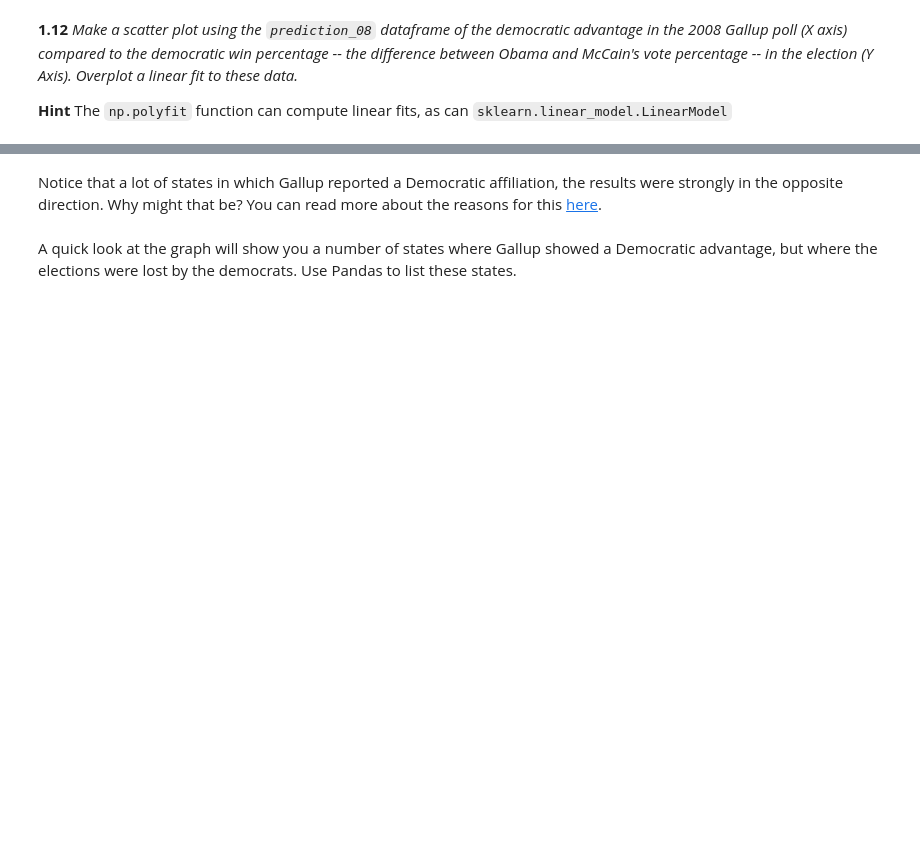
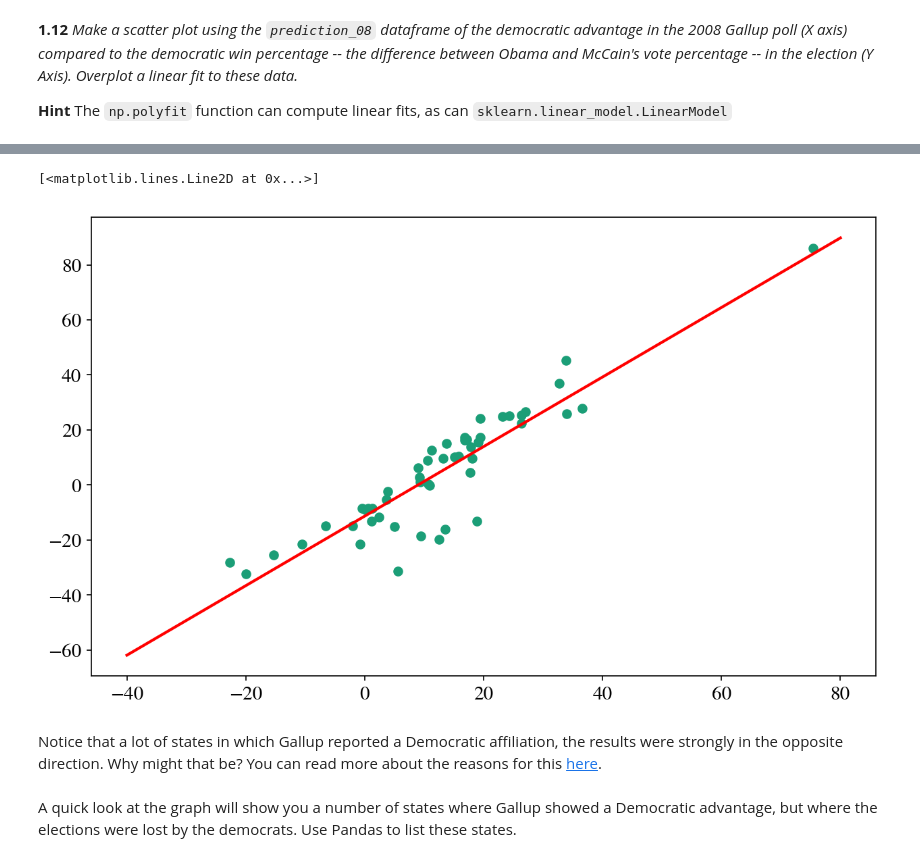
Before and after one commit to xiexingzhu/content, a Jupyter notebook: HW2.ipynb, the cells around one changed output, grey strips where cells are left out. Saved outputs shown, nothing was run; the diff lists cells and outputs as text; code cells hidden in the pictures; blank space fills up the shorter version.

```diff
--- a/HW2.ipynb
+++ b/HW2.ipynb
@@ -659,3 +786,14 @@ The `np.polyfit` function can compute linear fits, as can `sklearn.linear_model.
+# %%
+#your code here
+plt.scatter(x = prediction_08['Dem_Adv'], y = prediction_08['Dem_Win'])
+fit = np.polyfit(prediction_08['Dem_Adv'],prediction_08['Dem_Win'],1)
+x = np.linspace(-40, 80, 10)
+y = np.polyval(fit, x)
+plt.plot(x, y,'r')
+#plt.show()
+# %% [output]
+[<matplotlib.lines.Line2D at 0x...>]
+[figure, added]
 # %% [markdown]
 Notice that a lot of states in which Gallup reported a Democratic affiliation, the results were strongly in the opposite direction. Why might that be? You can read more about the reasons for this [here](http://www.gallup.com/poll/114016/state-states-political-party-affiliation.aspx#1).
 # %% [markdown]
```
Also changed, not shown: parts of 59 cells of this notebook, 6 other files.
